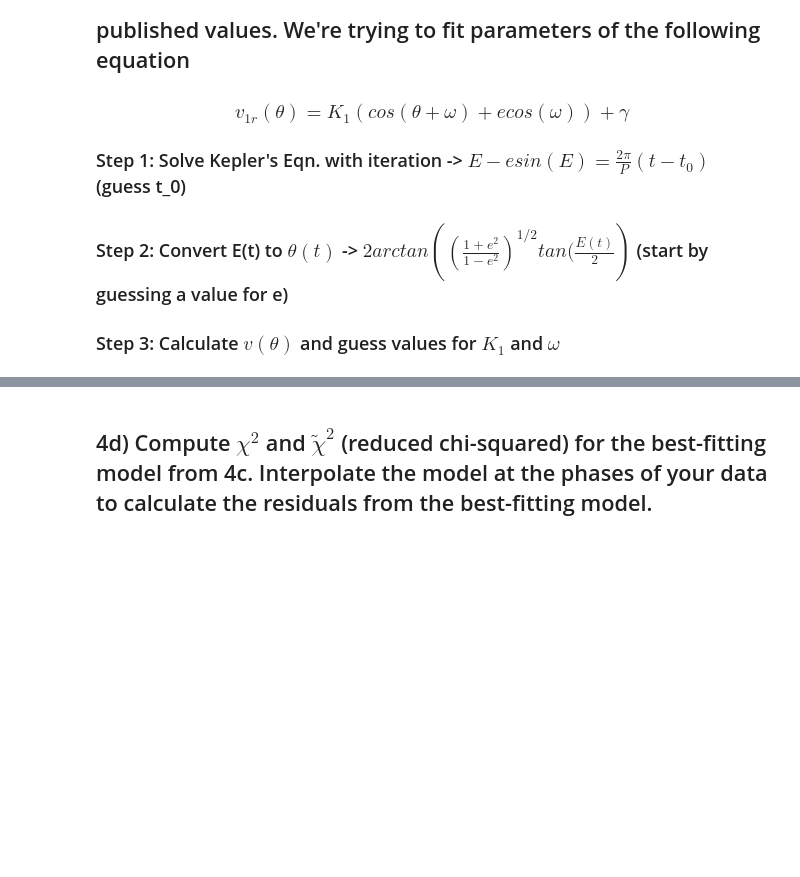
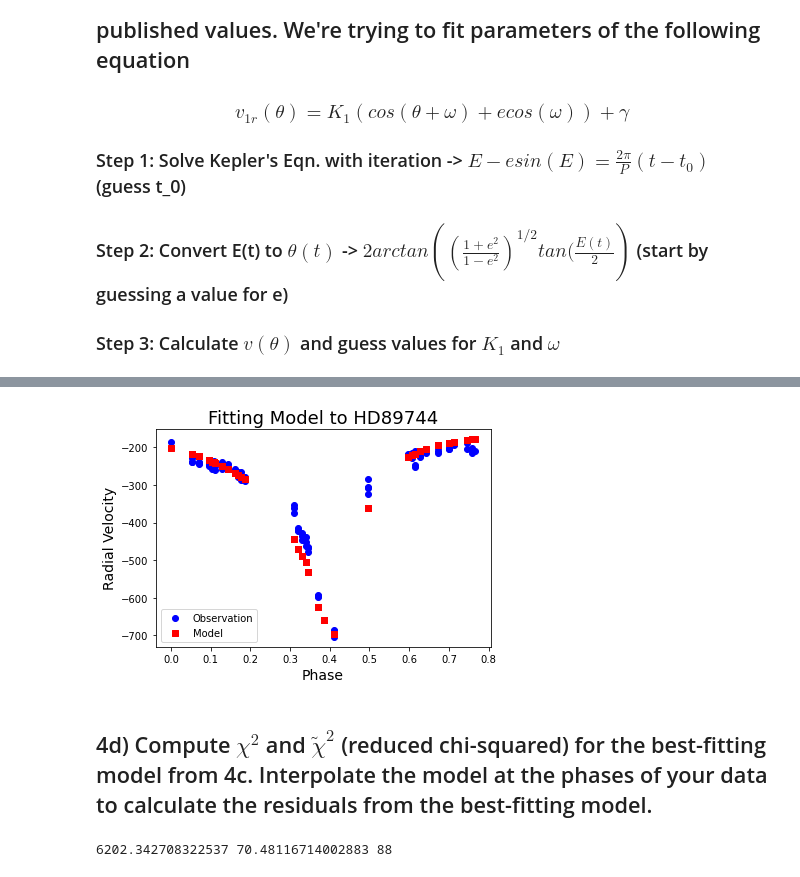
Before and after one commit to jlilly364/ASTR5490, a Jupyter notebook: HW2/PlanetsHW2.ipynb, the cells around one changed output, grey strips where cells are left out. Drawn from its saved outputs; the diff is of its cells as text; code cells hidden in the pictures; blank space fills up the shorter version.

```diff
--- a/HW2/PlanetsHW2.ipynb
+++ b/HW2/PlanetsHW2.ipynb
@@ -722,2 +770,13 @@ Model(time_list,phase_obs,vel_obs,t0,P,e,K,guess,gamma)
+# %%
+# Using best parameters from paper
+Model(time_list,phase_obs,vel_obs,107.1,256.78,.689,264,194,gamma=-265,plot=True)
+# %% [output]
+[figure, added]
 # %% [markdown]
 ## 4d) Compute $\chi^2$ and $\tilde{\chi}^2$ (reduced chi-squared) for the best-fitting model from 4c. Interpolate the model at the phases of your data to calculate the residuals from the best-fitting model.
+# %%
+# Calculate (reduced) chi squared for HD89744
+ChiSq, RedChiSq, degrees = ChiSquared(vel_model,vel_obs, errors_obs,6)
+print(ChiSq,RedChiSq,degrees)
+# %% [output]
+6202.342708322537 70.48116714002883 88
```
Also changed, not shown: parts of 10 cells of this notebook, 4 other files.
